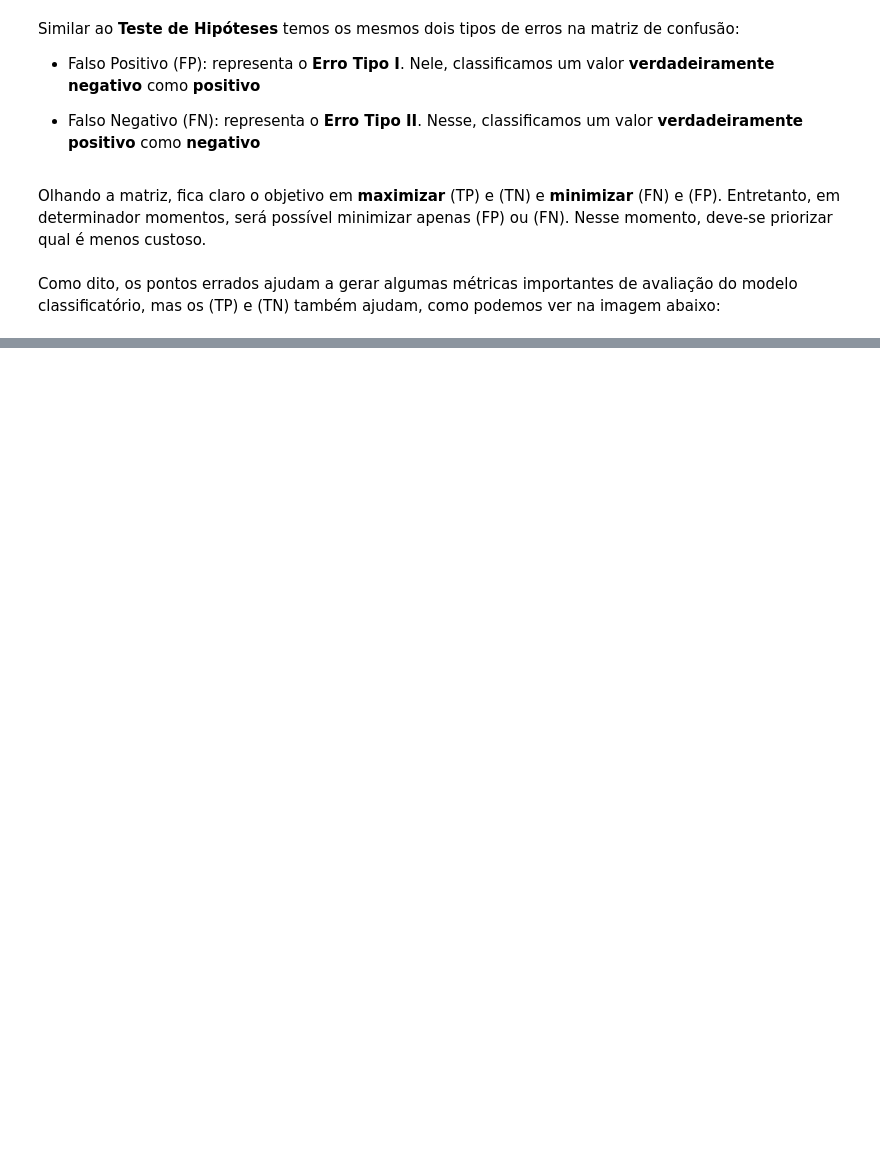
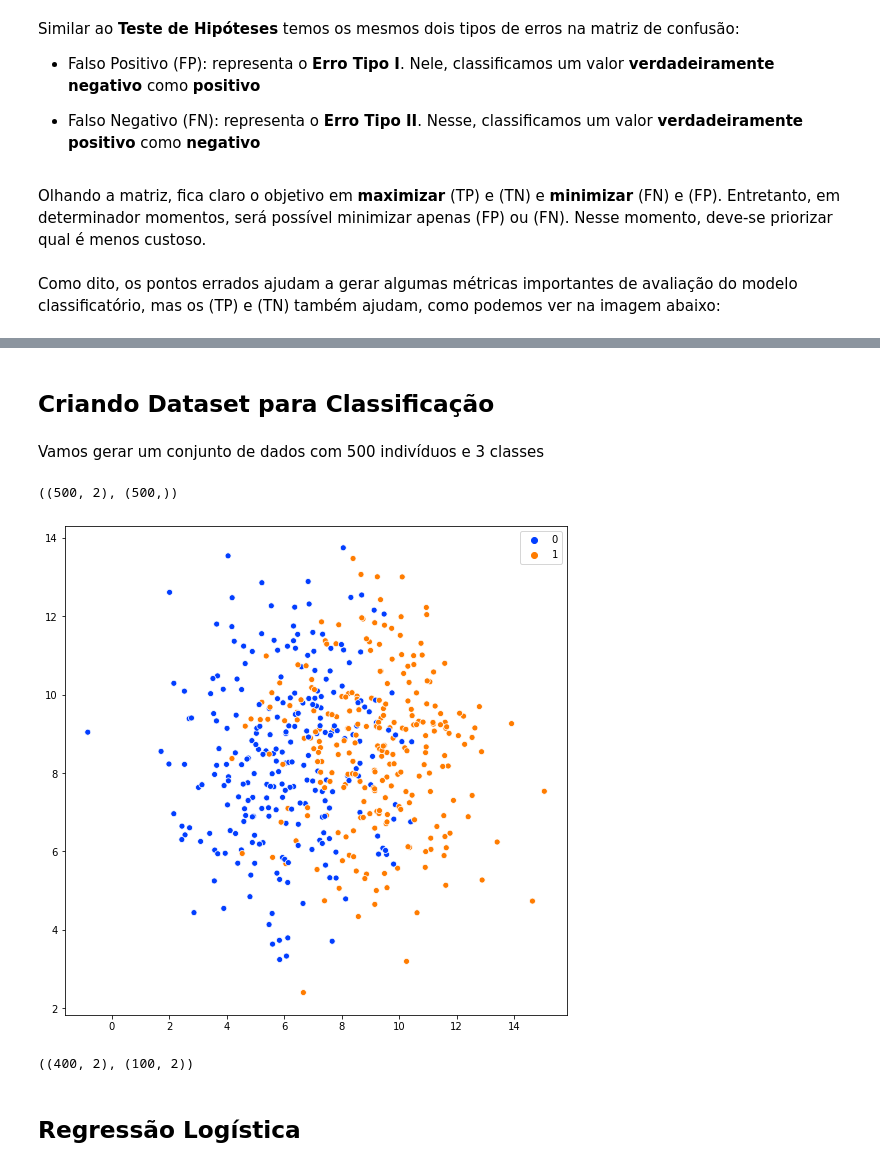
Before and after one commit to mikaelcordeiro/semanas, a Jupyter notebook: semana9/semana_9.ipynb, the cells around one changed output, grey strips where cells are left out. Cells and saved outputs as stored; diff of their text form; code cells hidden in the pictures; blank space fills up the shorter version.

```diff
--- a/semana9/semana_9.ipynb
+++ b/semana9/semana_9.ipynb
@@ -40,0 +148,2 @@ Como dito, os pontos errados ajudam a gerar algumas métricas importantes de ava
+# %% [markdown]
+## Criando Dataset para Classificação
@@ -40,0 +152,14 @@ Como dito, os pontos errados ajudam a gerar algumas métricas importantes de ava
+# %% [markdown]
+Vamos gerar um conjunto de dados com 500 indivíduos e 3 classes
+# %%
+X, Y = make_blobs(n_samples=500, centers=2, cluster_std=2.)
+# %%
+X.shape, Y.shape
+# %% [output]
+((500, 2), (500,))
+# %%
+plt.figure(figsize=(9, 9))
+sns.scatterplot(x=X[:, 0], y=X[:, 1], hue=Y, palette='bright')
+plt.show()
+# %% [output]
+[figure, added]
@@ -40,0 +170,6 @@ Como dito, os pontos errados ajudam a gerar algumas métricas importantes de ava
+# %%
+x_treino.shape, x_teste.shape
+# %% [output]
+((400, 2), (100, 2))
+# %% [markdown]
+## Regressão Logística
```
Also changed, not shown: parts of 62 cells of this notebook.
